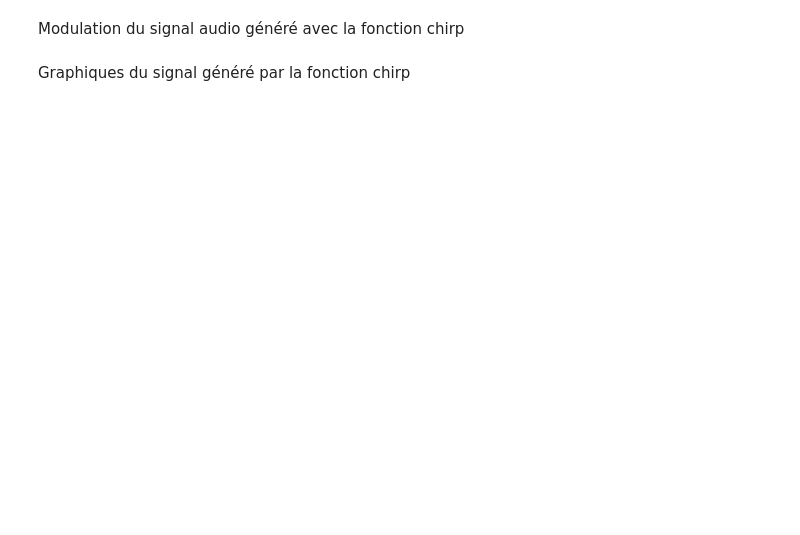
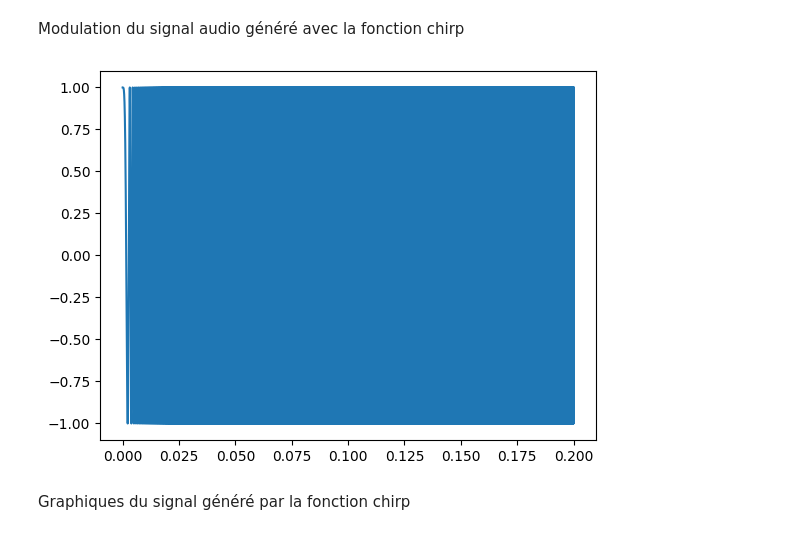
Before and after one commit to JustineLejeune/Mandat-0, a Jupyter notebook: notebook.ipynb, the cells around one changed output. Drawn from its saved outputs; the diff is of its cells as text; code cells hidden in the pictures; blank space fills up the shorter version.

```diff
--- a/notebook.ipynb
+++ b/notebook.ipynb
@@ -107,14 +110,19 @@ IQ(samples_RC, 1001)
 # %% [markdown]
 Modulation du signal audio généré avec la fonction chirp
 # %%
-delta_f = 200000
-fs = 1000000
-t = np.linspace(0, 2, fs) #Quoi choisir comme temps?
+delta_f = 75*10**3
+t = np.linspace(0, 0.2, 1000000)
 signal_audio = scipy.signal.chirp(t, 0, 0.01, 2000)
 integrale = cumtrapz(signal_audio, t, initial=0)
 I_signal_FM = np.cos(2 * np.pi * freq_radiocanada * t + 2 * np.pi * delta_f * integrale)
 Q_signal_FM = np.sin(2 * np.pi * freq_radiocanada * t + 2 * np.pi * delta_f * integrale)
 samples_chirp = I_signal_FM + 1j*Q_signal_FM
+
+fig, ax = plt.subplots()
+ax.plot(t[:], signal_audio[:])
+plt.show()
+# %% [output]
+[figure, added]
 # %% [markdown]
 Graphiques du signal généré par la fonction chirp
 # %%
```
Also changed, not shown: parts of 5 cells of this notebook.
